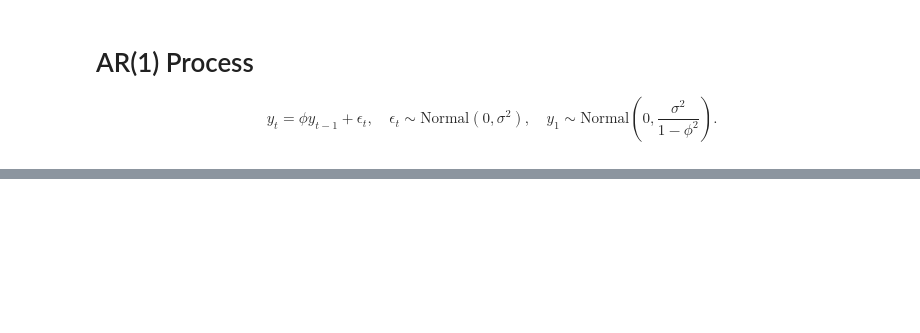
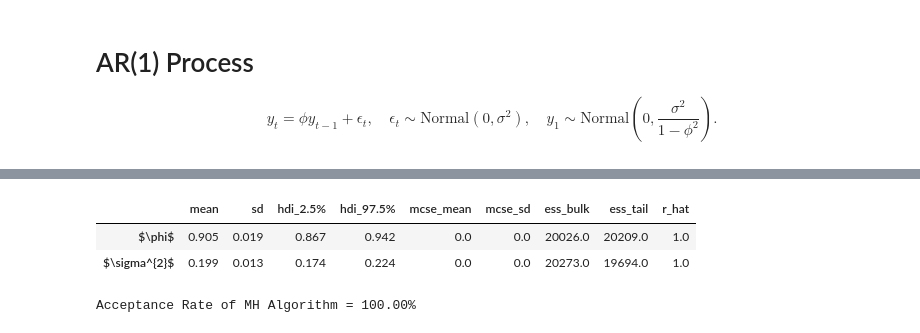
Before and after one commit to nakatsuma/bayesian_statistics, a Jupyter notebook: notebook/mh_ar1.ipynb, the cells around one changed output, grey strips where cells are left out. Cells and saved outputs as stored; diff of their text form; code cells hidden in the pictures; blank space fills up the shorter version.

```diff
--- a/notebook/mh_ar1.ipynb
+++ b/notebook/mh_ar1.ipynb
@@ -218,0 +264,9 @@ Acceptance Rate of MH Algorithm = 94.27%
+# %%
+results_ar1_ic = mcmc_stats(runs_ar1_ic, burnin=burnin, param_string=params, isvariance=False)
+display(results_ar1_ic)
+print(f'Acceptance Rate of MH Algorithm = {100*accept_ar1_ic:.2f}%')
+# %% [output]
+|  | mean | sd | hdi_2.5% | hdi_97.5% | mcse_mean | mcse_sd | ess_bulk | ess_tail | r_hat |
+| $\phi$ | 0.905 | 0.019 | 0.867 | 0.942 | 0.0 | 0.0 | 20026.0 | 20209.0 | 1.0 |
+| $\sigma^{2}$ | 0.199 | 0.013 | 0.174 | 0.224 | 0.0 | 0.0 | 20273.0 | 19694.0 | 1.0 |
+Acceptance Rate of MH Algorithm = 100.00%
```
Also changed, not shown: parts of 18 cells of this notebook.
